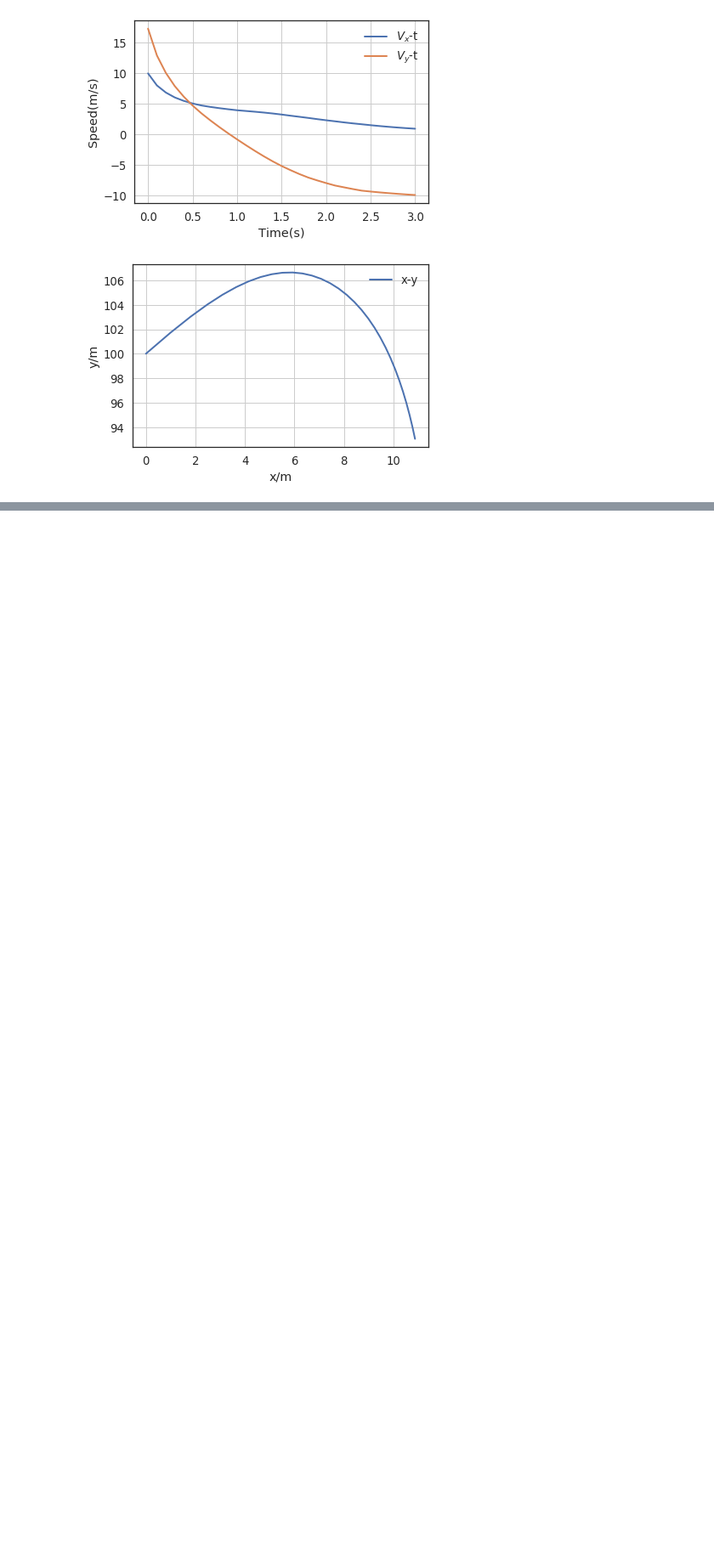
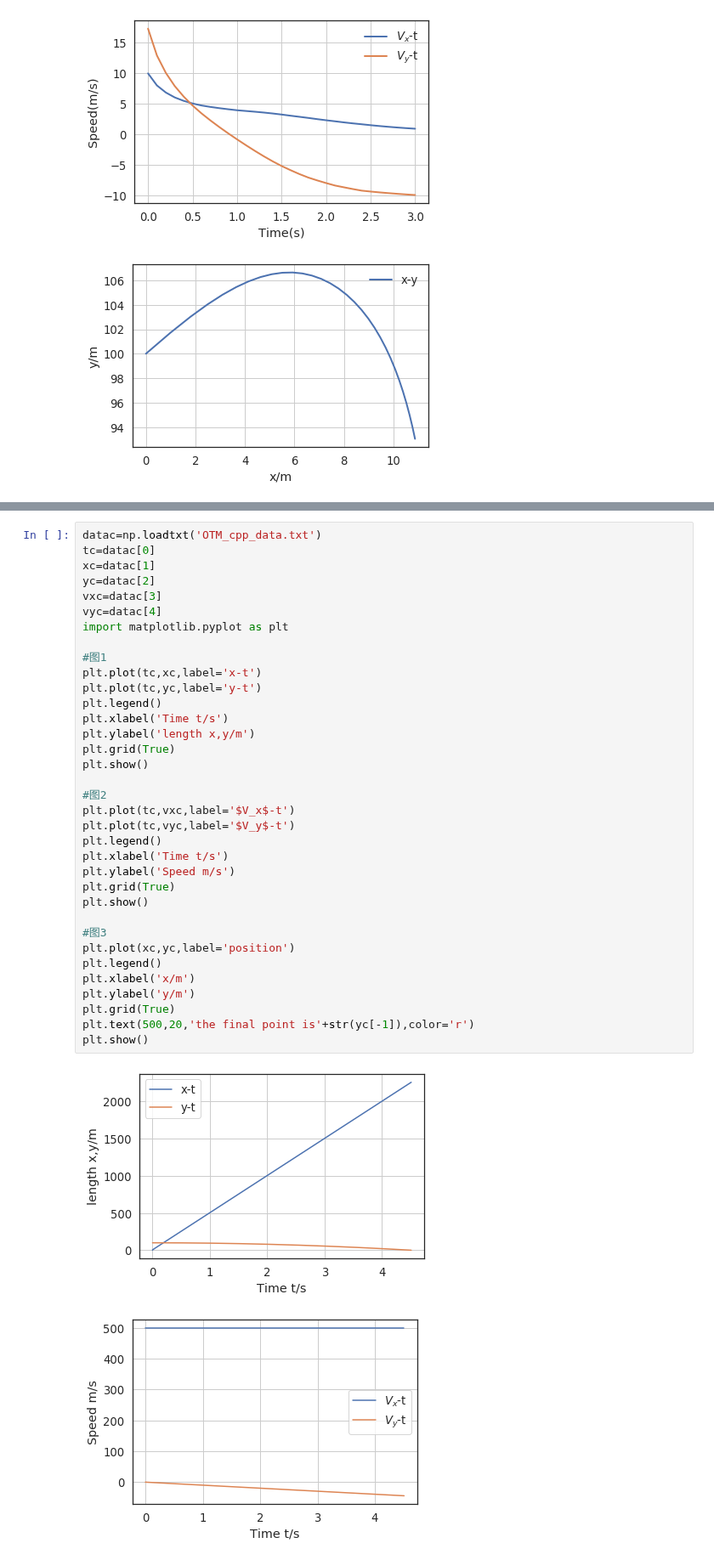
Before and after one commit to cherose2004/learning, a Jupyter notebook: project/Flight Simulation/Ch2/OTM.ipynb, the cells around one changed output, grey strips where cells are left out. Shown at 85% size. Cells and saved outputs as stored; diff of their text form; blank space fills up the shorter version.

```diff
--- a/project/Flight Simulation/Ch2/OTM.ipynb
+++ b/project/Flight Simulation/Ch2/OTM.ipynb
@@ -11,0 +33,38 @@ a.Show_position()
+# %%
+datac=np.loadtxt('OTM_cpp_data.txt')
+tc=datac[0]
+xc=datac[1]
+yc=datac[2]
+vxc=datac[3]
+vyc=datac[4]
+import matplotlib.pyplot as plt
+
+#图1
+plt.plot(tc,xc,label='x-t')
+plt.plot(tc,yc,label='y-t')
+plt.legend()
+plt.xlabel('Time t/s')
+plt.ylabel('length x,y/m')
+plt.grid(True)
+plt.show()
+
+#图2
+plt.plot(tc,vxc,label='$V_x$-t')
+plt.plot(tc,vyc,label='$V_y$-t')
+plt.legend()
+plt.xlabel('Time t/s')
+plt.ylabel('Speed m/s')
+plt.grid(True)
+plt.show()
+
+#图3
+plt.plot(xc,yc,label='position')
+plt.legend()
+plt.xlabel('x/m')
+plt.ylabel('y/m')
+plt.grid(True)
+plt.text(500,20,'the final point is'+str(yc[-1]),color='r')
+plt.show()
+# %% [output]
+[figure, added]
+[figure, added]
```
Also changed, not shown: parts of 10 cells of this notebook, 5 other files.
